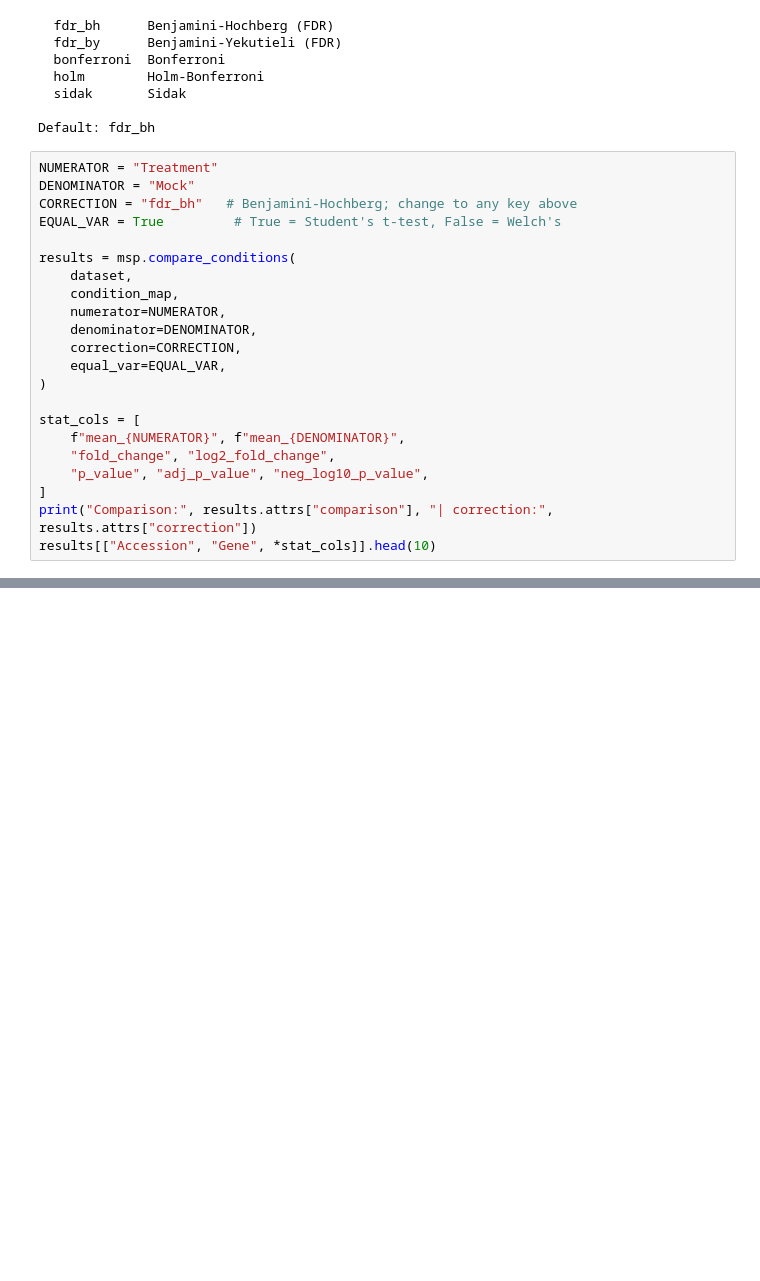
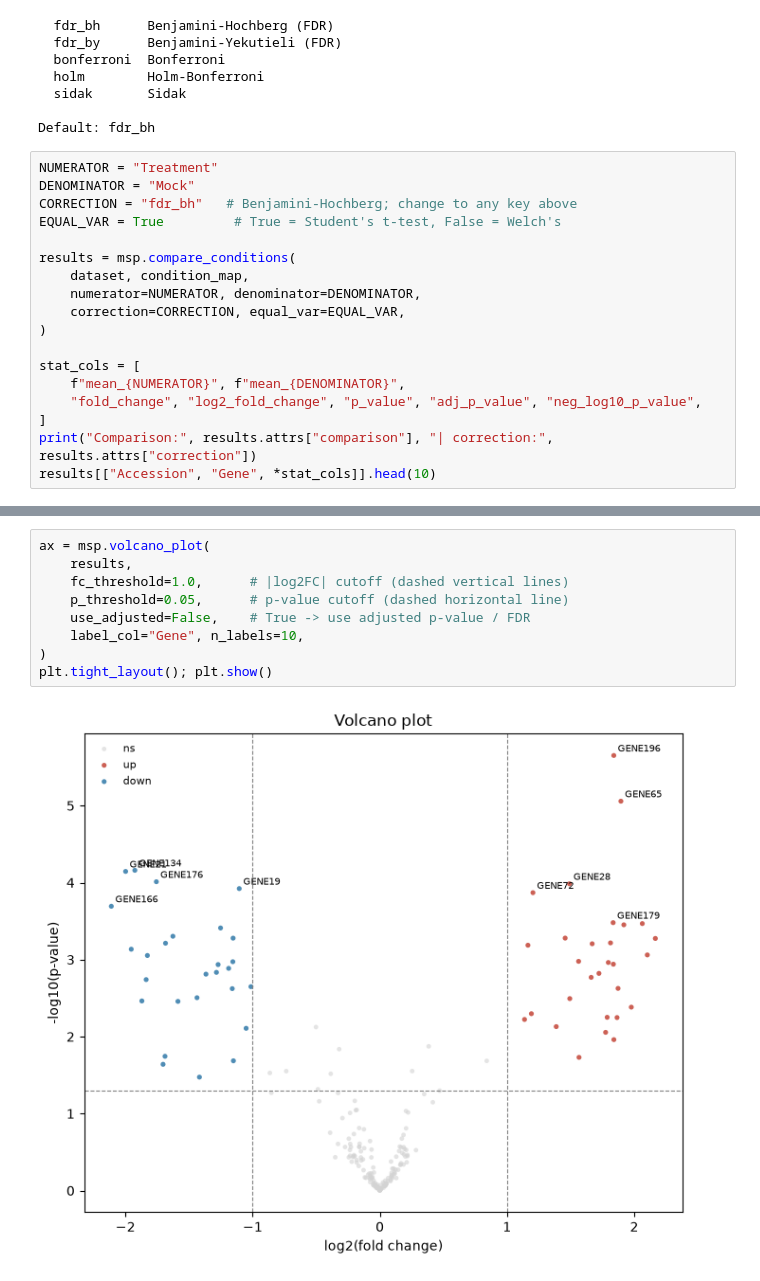
Before and after one commit to alanacaldwell-tech/MS_Processing_Software, a Jupyter notebook: notebooks/proteomics_processing.ipynb, the cells around one changed output, grey strips where cells are left out. Cells and saved outputs as stored; diff of their text form; blank space fills up the shorter version.

```diff
--- a/notebooks/proteomics_processing.ipynb
+++ b/notebooks/proteomics_processing.ipynb
@@ -150,18 +144,14 @@ CORRECTION = "fdr_bh"   # Benjamini-Hochberg; change to any key above
 EQUAL_VAR = True         # True = Student's t-test, False = Welch's
 
 results = msp.compare_conditions(
-    dataset,
-    condition_map,
-    numerator=NUMERATOR,
-    denominator=DENOMINATOR,
-    correction=CORRECTION,
-    equal_var=EQUAL_VAR,
+    dataset, condition_map,
+    numerator=NUMERATOR, denominator=DENOMINATOR,
+    correction=CORRECTION, equal_var=EQUAL_VAR,
 )
 
 stat_cols = [
     f"mean_{NUMERATOR}", f"mean_{DENOMINATOR}",
-    "fold_change", "log2_fold_change",
-    "p_value", "adj_p_value", "neg_log10_p_value",
+    "fold_change", "log2_fold_change", "p_value", "adj_p_value", "neg_log10_p_value",
 ]
 print("Comparison:", results.attrs["comparison"], "| correction:", results.attrs["correction"])
 results[["Accession", "Gene", *stat_cols]].head(10)
@@ -210,0 +205,11 @@ Proteins after filtering : 48
+# %%
+ax = msp.volcano_plot(
+    results,
+    fc_threshold=1.0,      # |log2FC| cutoff (dashed vertical lines)
+    p_threshold=0.05,      # p-value cutoff (dashed horizontal line)
+    use_adjusted=False,    # True -> use adjusted p-value / FDR
+    label_col="Gene", n_labels=10,
+)
+plt.tight_layout(); plt.show()
+# %% [output]
+[figure, added]
```
Also changed, not shown: parts of 21 cells of this notebook, 7 other files.
